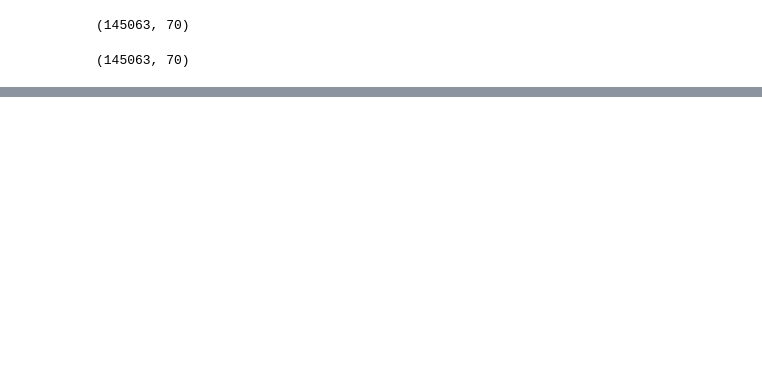
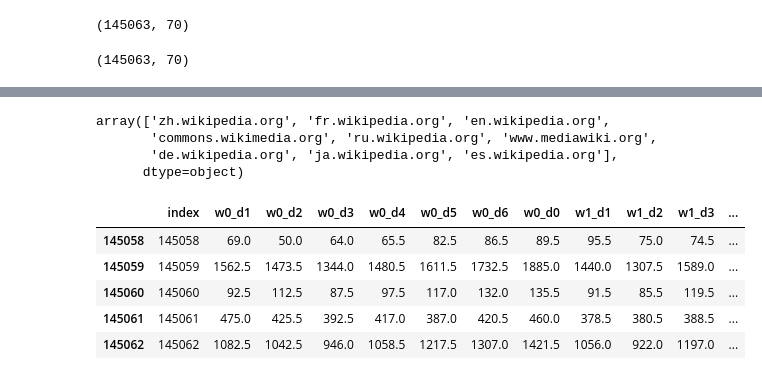
Before and after one commit to caivv88/Kaggle, a Jupyter notebook: WebTrafficPrediction/keras_simple.ipynb, the cells around one changed output, grey strips where cells are left out. Saved outputs shown, nothing was run; the diff lists cells and outputs as text; code cells hidden in the pictures; blank space fills up the shorter version.

```diff
--- a/WebTrafficPrediction/keras_simple.ipynb
+++ b/WebTrafficPrediction/keras_simple.ipynb
@@ -404,3 +444,26 @@ y_pred_cols = [c+'_pred' for c in y_cols]
+# %%
+sites
+# %% [output]
+array(['zh.wikipedia.org', 'fr.wikipedia.org', 'en.wikipedia.org',
+       'commons.wikimedia.org', 'ru.wikipedia.org', 'www.mediawiki.org',
+       'de.wikipedia.org', 'ja.wikipedia.org', 'es.wikipedia.org'],
+      dtype=object)
+# %%
+aa=test
+for site in sites:
+        aa[site] = (1 * (aa.Site == site)).astype('float32')
+# %%
+for access in accesses:
+        aa[access] = (1 * (aa.AccessAgent == access)).astype('float32')
+# %%
+aa.tail()
+# %% [output]
+|  | index | w0_d1 | w0_d2 | w0_d3 | w0_d4 | w0_d5 | w0_d6 | w0_d0 | w1_d1 | w1_d2 | w1_d3 | ... |
+| 145058 | 145058 | 69.0 | 50.0 | 64.0 | 65.5 | 82.5 | 86.5 | 89.5 | 95.5 | 75.0 | 74.5 | ... |
+| 145059 | 145059 | 1562.5 | 1473.5 | 1344.0 | 1480.5 | 1611.5 | 1732.5 | 1885.0 | 1440.0 | 1307.5 | 1589.0 | ... |
+| 145060 | 145060 | 92.5 | 112.5 | 87.5 | 97.5 | 117.0 | 132.0 | 135.5 | 91.5 | 85.5 | 119.5 | ... |
+| 145061 | 145061 | 475.0 | 425.5 | 392.5 | 417.0 | 387.0 | 420.5 | 460.0 | 378.5 | 380.5 | 388.5 | ... |
+| 145062 | 145062 | 1082.5 | 1042.5 | 946.0 | 1058.5 | 1217.5 | 1307.0 | 1421.5 | 1056.0 | 922.0 | 1197.0 | ... |
 # %%
 # all visits is median
 def add_median(test, train,
```
Also changed, not shown: parts of 20 cells of this notebook, 2 other files.
